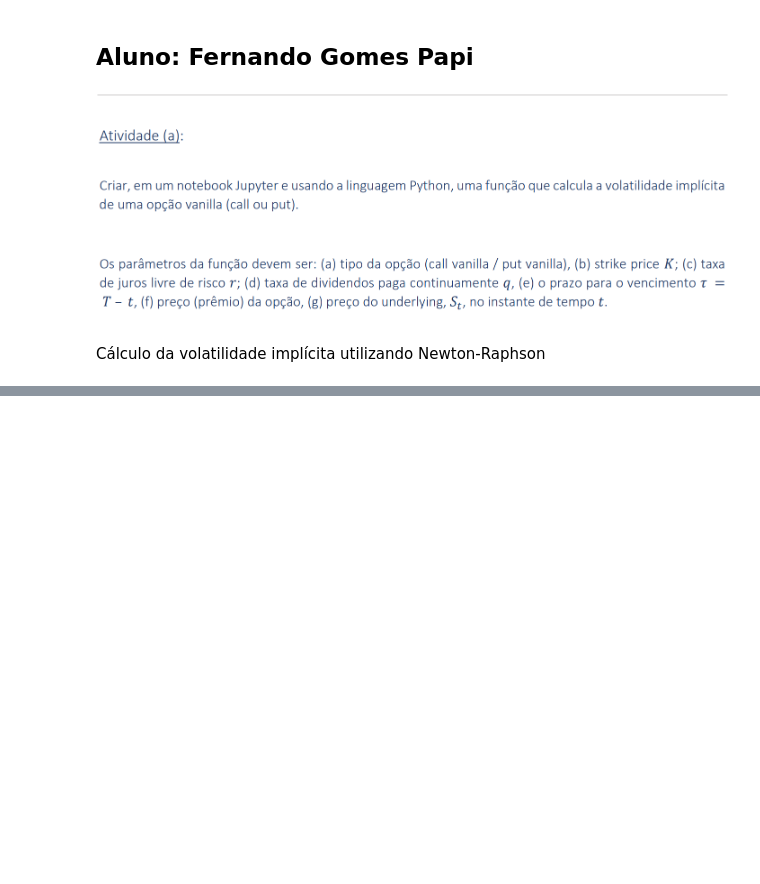
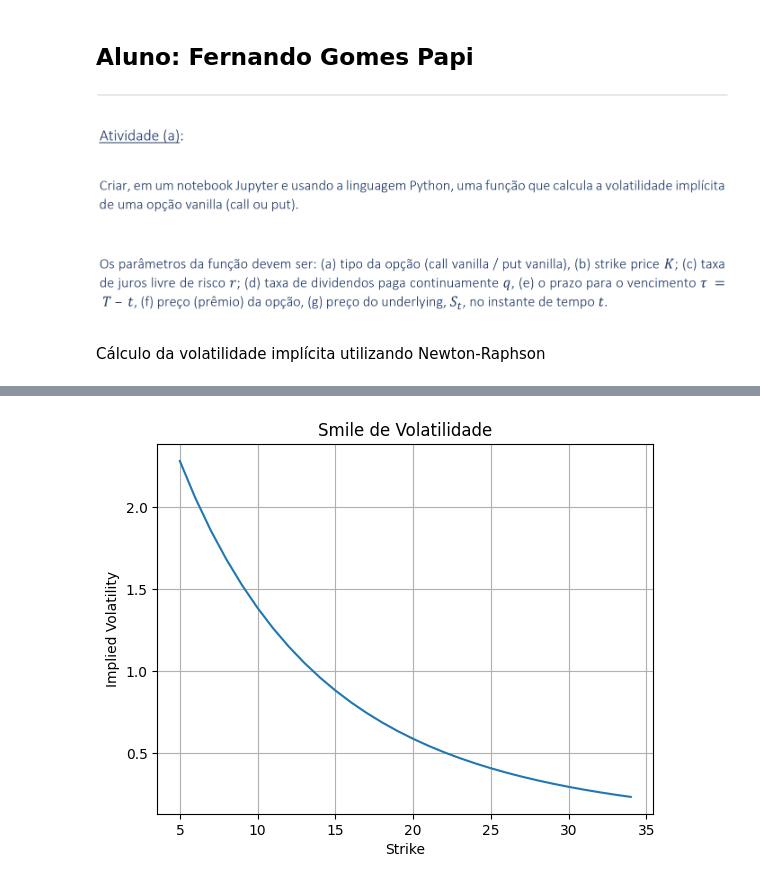
Before and after one commit to FerPapi/fineng-mba-usp, a Jupyter notebook: derivatives/09 - Papi.ipynb, the cells around one changed output, grey strips where cells are left out. Cells and saved outputs as stored; diff of their text form; code cells hidden in the pictures; blank space fills up the shorter version.

```diff
--- a/derivatives/09 - Papi.ipynb
+++ b/derivatives/09 - Papi.ipynb
@@ -10,7 +10,8 @@ import matplotlib.pyplot as plt
 import numpy as np
 from scipy.stats import norm
 # %%
-def black_scholes_pricing_option(r, S, K, T, sigma, option_type, q):
+def black_scholes_pricing_option(r, S, K, T, sigma, q, option_type):
+
     "Calcula o preço de opção Black-Scholes para call/put"
     # Cálculo dos valores d1 e d2
     d1 = (np.log(S/K) + (r-q + 0.5*sigma**2)*T) / (sigma*np.sqrt(T))
@@ -31,5 +32,6 @@ def vega_calc(S, K, r, sigma, T):
     # Calcula a derivada do preço da opção em relação à volatilidade (Vega) usando a fórmula de Black-Scholes
     d1 = (np.log(S/K) + (r + 0.5*sigma**2)*T)/(sigma*np.sqrt(T))
     vega = S * norm.pdf(d1, 0, 1) * np.sqrt(T)
+
     return vega
 # %%
@@ -67,0 +79,11 @@ nan
+# %%
+# Define variáveis - exemplo de John Hull
+S = 21
+r = 0.1  # Taxa de juros
+K = 20  # Preço de exercício
+T = 0.25  # Maturidade da opção
+div_yield = 0.00  # Rendimento por dividendos
+
+iv = implied_volatility(r, S, K, T, q=div_yield,
+                        option_type='call', market_price=1.875)
+print(f'Volatilidade Implícita: {iv*100 :.2f} %')
@@ -102,0 +149,51 @@ def merton_jump_diffusion_option(S, X, r, q, sigma, T, lambda_, beta_Y, sigma_Y,
+# %%
+import pandas as pd
+import numpy as np
+import matplotlib.pyplot as plt
+
+# Define variáveis - exemplo de John Hull
+S = 18
+r = 0.1  # Taxa de juros
+T = 1  # Maturidade da opção
+sigma = 0.2345
+lambda_ = 4
+beta_Y = 0.25  # Mean jump size
+sigma_Y = 0.03  # Standard deviation of the jump size
+div_yield = 0.03  # Rendimento por dividendos
+strikes = np.arange(5, 35)
+
+# Função para calcular volatilidades implícitas
+def calculate_implied_volatilities(strikes, S, K, r, div_yield, sigma, T, lambda_, beta_Y, sigma_Y, option_type):
+    # Calcula os preços das opções de compra (calls) para diferentes strikes
+    call_prices = [merton_jump_diffusion_option(S, K, r, div_yield, sigma, T,
+                                                lambda_, beta_Y,
+                                                sigma_Y, option_type="call")
+                   for K in strikes]
+
+    # Calcula as volatilidades implícitas para os preços das opções
+    iv = [implied_volatility(r, S, K, T, q=div_yield,
+                             option_type='call', market_price=call_p)
+          for call_p in call_prices]
+
+    # Cria um DataFrame com os resultados
+    data = {
+        "Call Price": call_prices,
+        "Implied Volatility": iv
+    }
+
+    df = pd.DataFrame(data, index=strikes)
+    return df
+
+# Calcula as volatilidades implícitas e cria um DataFrame
+df = calculate_implied_volatilities(strikes, S, K, r, div_yield, sigma, T,
+                                    lambda_, beta_Y, sigma_Y, option_type='call')
+
+# Plota o smile de volatilidade
+plt.plot(df.index, df["Implied Volatility"])
+plt.xlabel("Strike")
+plt.ylabel("Implied Volatility")
+plt.title("Smile de Volatilidade")
+plt.grid()
+plt.show()
+# %% [output]
+[figure, added]
```
Also changed, not shown: parts of 9 cells of this notebook, 1 other file.
